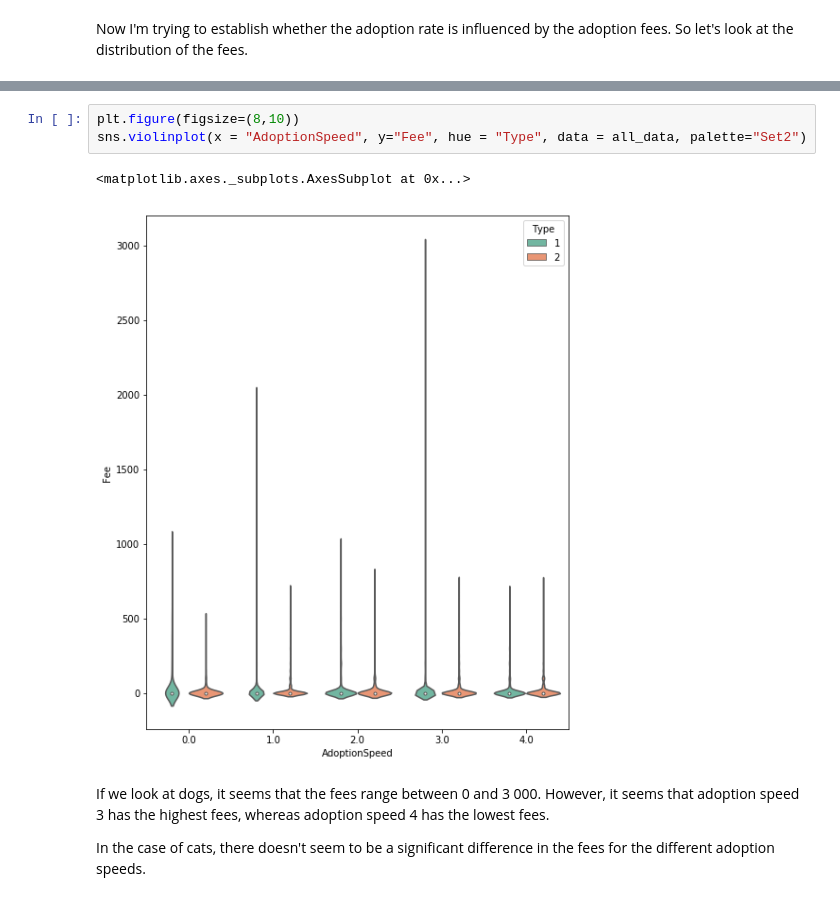
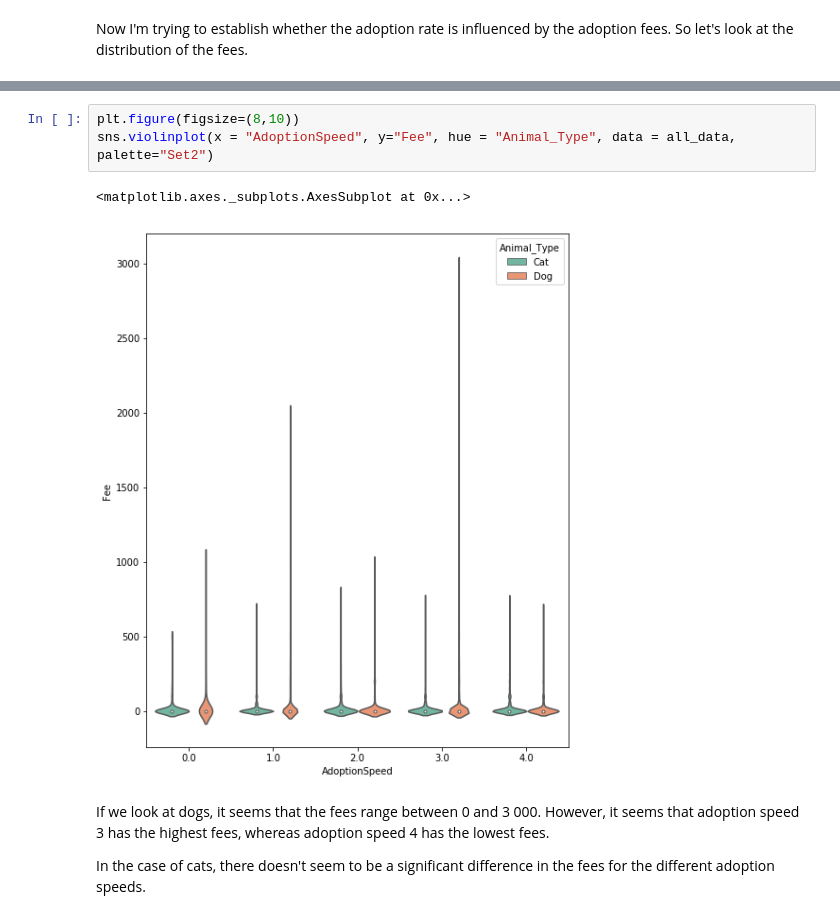
Before and after one commit to MelissieP/animal-adoption-prediction, a Jupyter notebook: DataExploration.ipynb, the cells around one changed output, grey strips where cells are left out. Drawn from its saved outputs; the diff is of its cells as text.

```diff
--- a/DataExploration.ipynb
+++ b/DataExploration.ipynb
@@ -555,10 +549,10 @@ all_data["Fee"].value_counts().head(30)
 Name: Fee, dtype: int64
 # %%
 plt.figure(figsize=(8,10))
-sns.violinplot(x = "AdoptionSpeed", y="Fee", hue = "Type", data = all_data, palette="Set2")
+sns.violinplot(x = "AdoptionSpeed", y="Fee", hue = "Animal_Type", data = all_data, palette="Set2")
 # %% [output]
 <matplotlib.axes._subplots.AxesSubplot at 0x...>
-[figure, old version]
+[figure, new version]
 # %% [markdown]
 If we look at dogs, it seems that the fees range between 0 and 3 000. However, it seems that adoption speed 3 has the highest fees, whereas adoption speed 4 has the lowest fees.
 
```
Also changed, not shown: parts of 25 cells of this notebook, 1 other file.
